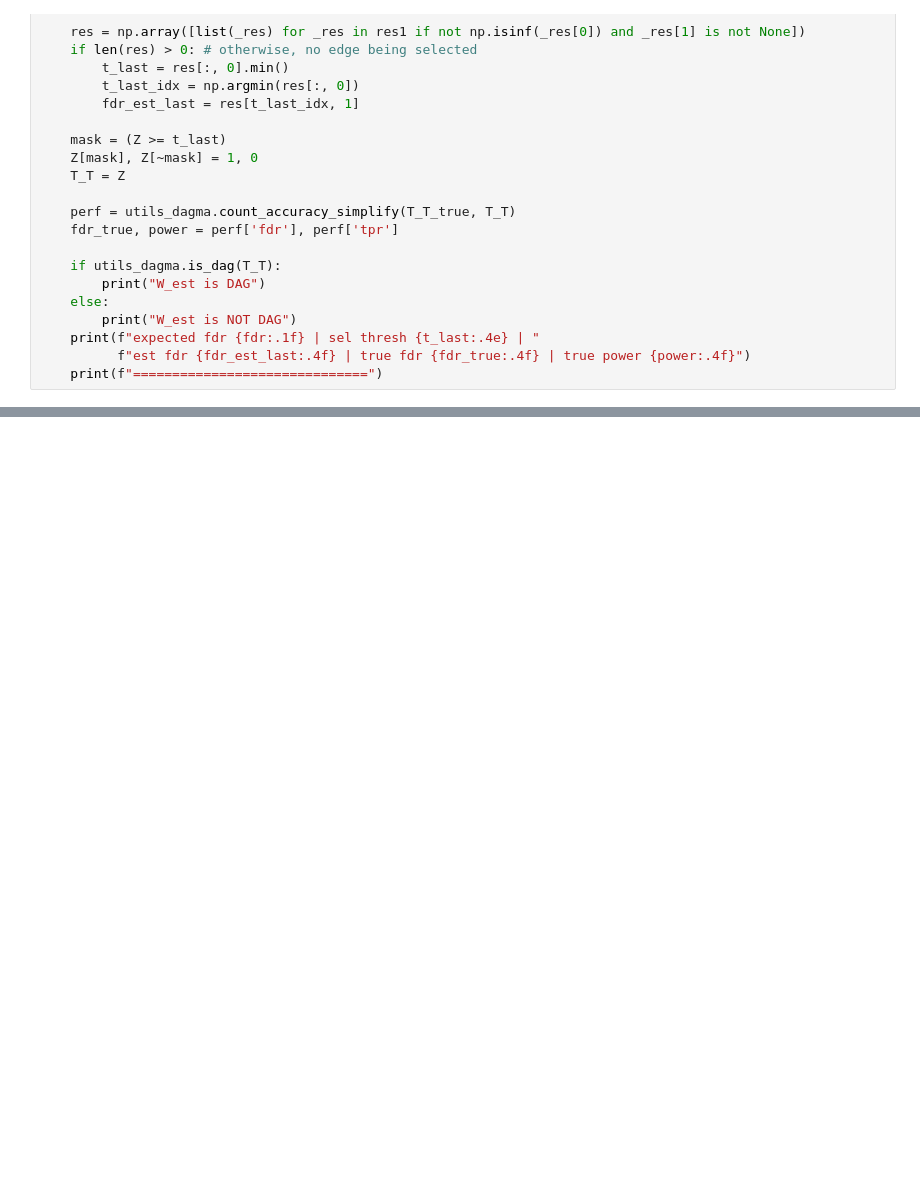
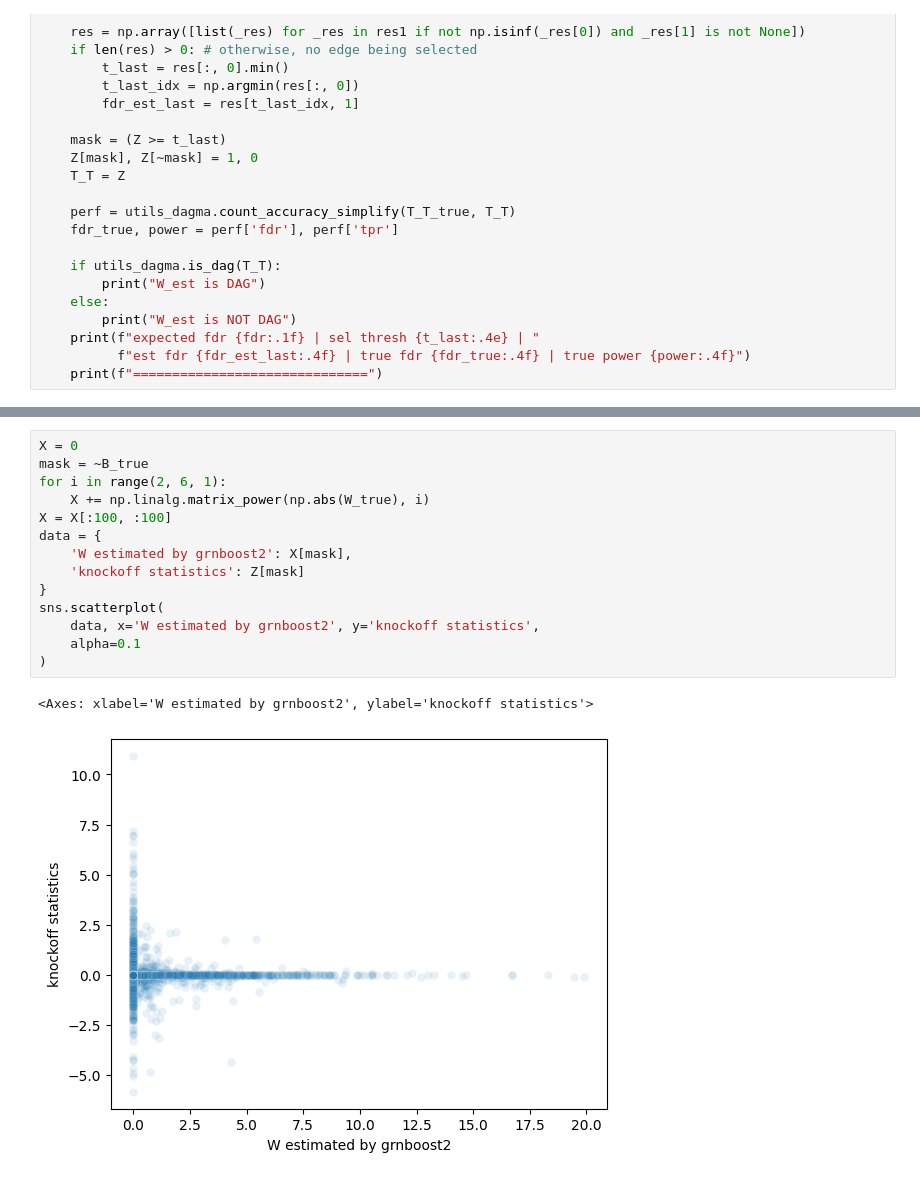
Before and after one commit to LspongebobJH/dagma, a Jupyter notebook: src/dagma/notebooks/v48_49.ipynb, the cells around one changed output, grey strips where cells are left out. Cells and saved outputs as stored; diff of their text form; blank space fills up the shorter version.

```diff
--- a/src/dagma/notebooks/v48_49.ipynb
+++ b/src/dagma/notebooks/v48_49.ipynb
@@ -199,0 +359,17 @@ expected fdr 0.2 | sel thresh 4.9840e+00 | est fdr 0.1818 | true fdr 0.6364 | tr
+# %%
+X = 0
+mask = ~B_true
+for i in range(2, 6, 1):
+    X += np.linalg.matrix_power(np.abs(W_true), i)
+X = X[:100, :100]
+data = {
+    'W estimated by grnboost2': X[mask],
+    'knockoff statistics': Z[mask]
+}
+sns.scatterplot(
+    data, x='W estimated by grnboost2', y='knockoff statistics',
+    alpha=0.1
+)
+# %% [output]
+<Axes: xlabel='W estimated by grnboost2', ylabel='knockoff statistics'>
+[figure, added]
```
Also changed, not shown: parts of 10 cells of this notebook, 2 other files.
